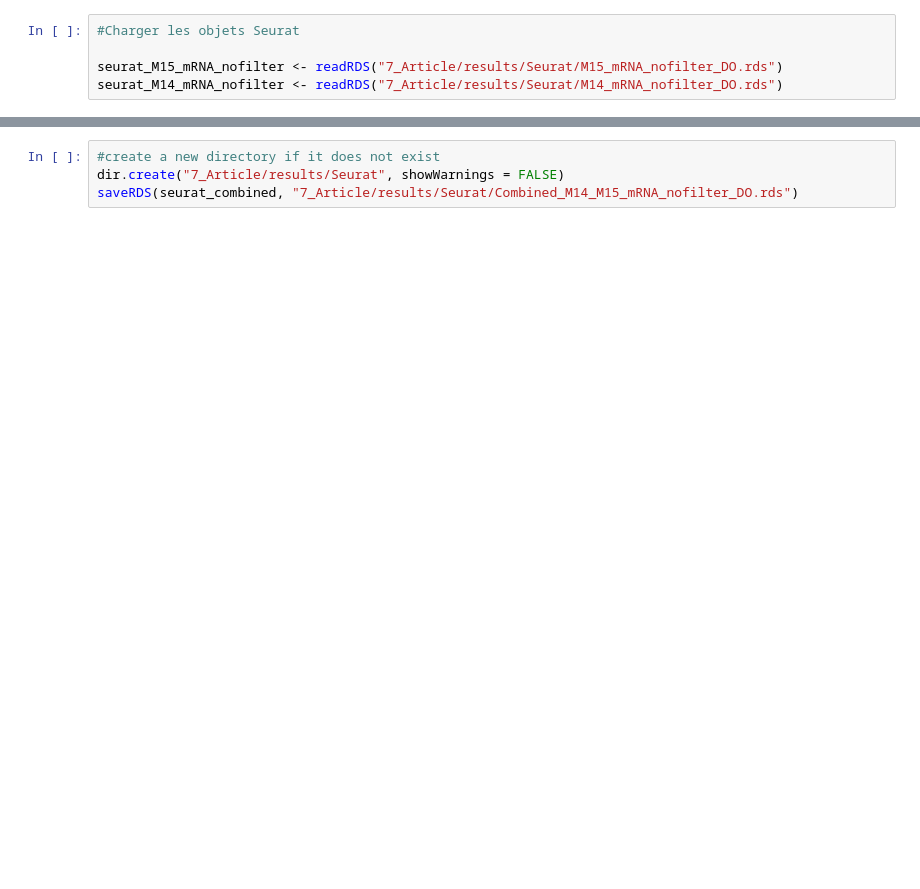
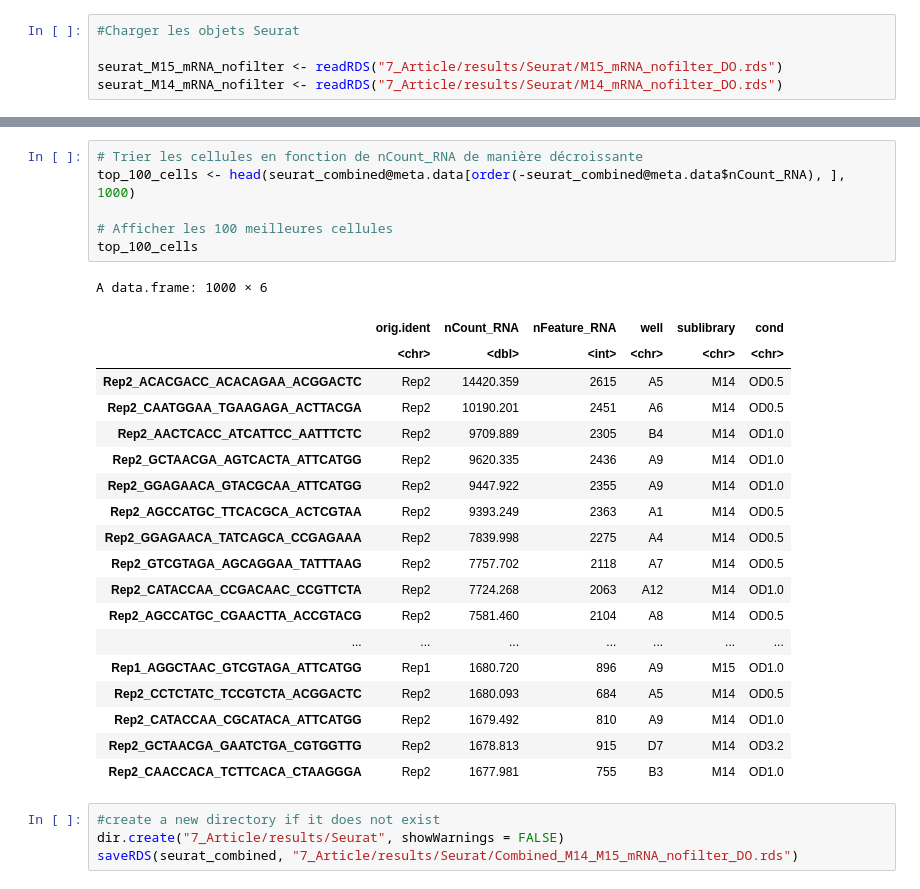
Before and after one commit to vgoupille/DOL_scRNAseq, a Jupyter notebook: 7_Article/script/script_Val/3_combine_different_seurat_object.ipynb, the cells around one changed output, grey strips where cells are left out. Saved outputs shown, nothing was run; the diff lists cells and outputs as text; blank space fills up the shorter version.

```diff
--- a/7_Article/script/script_Val/3_combine_different_seurat_object.ipynb
+++ b/7_Article/script/script_Val/3_combine_different_seurat_object.ipynb
@@ -25,3 +307,29 @@ table(seurat_combined$orig.ident)
+# %%
+# Trier les cellules en fonction de nCount_RNA de manière décroissante
+top_100_cells <- head(seurat_combined@meta.data[order(-seurat_combined@meta.data$nCount_RNA), ], 1000)
+
+# Afficher les 100 meilleures cellules
+top_100_cells
+# %% [output]
+A data.frame: 1000 × 6
+|  | orig.ident | nCount_RNA | nFeature_RNA | well | sublibrary | cond |
+|  | <chr> | <dbl> | <int> | <chr> | <chr> | <chr> |
+| Rep2_ACACGACC_ACACAGAA_ACGGACTC | Rep2 | 14420.359 | 2615 | A5 | M14 | OD0.5 |
+| Rep2_CAATGGAA_TGAAGAGA_ACTTACGA | Rep2 | 10190.201 | 2451 | A6 | M14 | OD0.5 |
+| Rep2_AACTCACC_ATCATTCC_AATTTCTC | Rep2 | 9709.889 | 2305 | B4 | M14 | OD1.0 |
+| Rep2_GCTAACGA_AGTCACTA_ATTCATGG | Rep2 | 9620.335 | 2436 | A9 | M14 | OD1.0 |
+| Rep2_GGAGAACA_GTACGCAA_ATTCATGG | Rep2 | 9447.922 | 2355 | A9 | M14 | OD1.0 |
+| Rep2_AGCCATGC_TTCACGCA_ACTCGTAA | Rep2 | 9393.249 | 2363 | A1 | M14 | OD0.5 |
+| Rep2_GGAGAACA_TATCAGCA_CCGAGAAA | Rep2 | 7839.998 | 2275 | A4 | M14 | OD0.5 |
+| Rep2_GTCGTAGA_AGCAGGAA_TATTTAAG | Rep2 | 7757.702 | 2118 | A7 | M14 | OD0.5 |
+| Rep2_CATACCAA_CCGACAAC_CCGTTCTA | Rep2 | 7724.268 | 2063 | A12 | M14 | OD1.0 |
+| Rep2_AGCCATGC_CGAACTTA_ACCGTACG | Rep2 | 7581.460 | 2104 | A8 | M14 | OD0.5 |
+| ... | ... | ... | ... | ... | ... | ... |
+| Rep1_AGGCTAAC_GTCGTAGA_ATTCATGG | Rep1 | 1680.720 | 896 | A9 | M15 | OD1.0 |
+| Rep2_CCTCTATC_TCCGTCTA_ACGGACTC | Rep2 | 1680.093 | 684 | A5 | M14 | OD0.5 |
+| Rep2_CATACCAA_CGCATACA_ATTCATGG | Rep2 | 1679.492 | 810 | A9 | M14 | OD1.0 |
+| Rep2_GCTAACGA_GAATCTGA_CGTGGTTG | Rep2 | 1678.813 | 915 | D7 | M14 | OD3.2 |
+| Rep2_CAACCACA_TCTTCACA_CTAAGGGA | Rep2 | 1677.981 | 755 | B3 | M14 | OD1.0 |
 # %%
 #create a new directory if it does not exist
 dir.create("7_Article/results/Seurat", showWarnings = FALSE)
```
Also changed, not shown: parts of 16 cells of this notebook, 1 other file.
